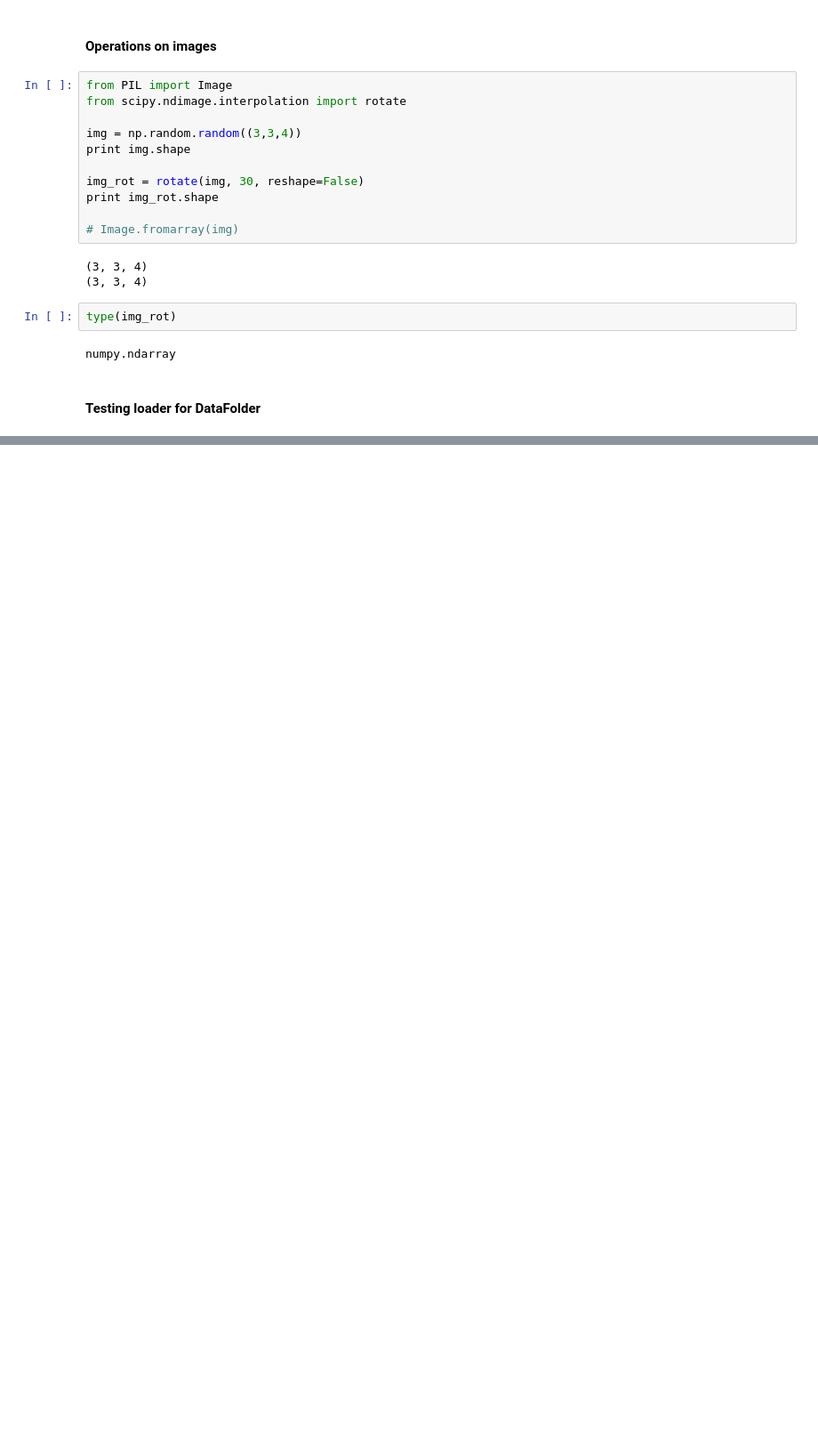
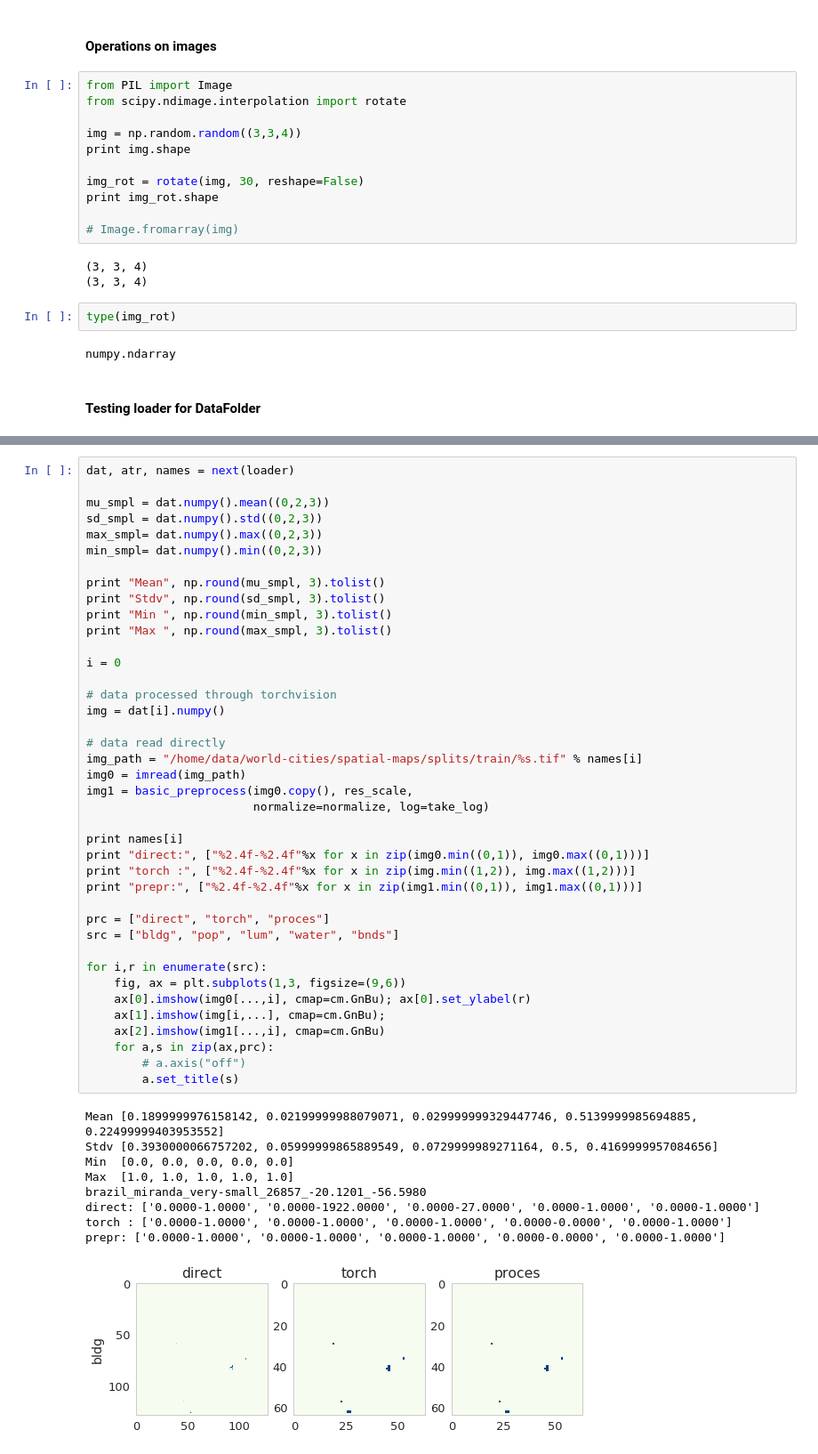
Before and after one commit to adrianalbert/citygan, a Jupyter notebook: experiments/scratch & testing.ipynb, the cells around one changed output, grey strips where cells are left out. Shown at 89% size. Cells and saved outputs as stored; diff of their text form; blank space fills up the shorter version.

```diff
--- a/experiments/scratch & testing.ipynb
+++ b/experiments/scratch & testing.ipynb
@@ -190,0 +127,50 @@ def save_image_channels(tensor, filename=None, ncol=8, padding=2,
+# %%
+dat, atr, names = next(loader)
+
+mu_smpl = dat.numpy().mean((0,2,3))
+sd_smpl = dat.numpy().std((0,2,3))
+max_smpl= dat.numpy().max((0,2,3))
+min_smpl= dat.numpy().min((0,2,3))
+
+print "Mean", np.round(mu_smpl, 3).tolist()
+print "Stdv", np.round(sd_smpl, 3).tolist()
+print "Min ", np.round(min_smpl, 3).tolist()
+print "Max ", np.round(max_smpl, 3).tolist()
+
+i = 0
+
+# data processed through torchvision
+img = dat[i].numpy()
+
+# data read directly
+img_path = "/home/data/world-cities/spatial-maps/splits/train/%s.tif" % names[i]
+img0 = imread(img_path)
+img1 = basic_preprocess(img0.copy(), res_scale,
+                        normalize=normalize, log=take_log)
+
+print names[i]
+print "direct:", ["%2.4f-%2.4f"%x for x in zip(img0.min((0,1)), img0.max((0,1)))]
+print "torch :", ["%2.4f-%2.4f"%x for x in zip(img.min((1,2)), img.max((1,2)))]
+print "prepr:", ["%2.4f-%2.4f"%x for x in zip(img1.min((0,1)), img1.max((0,1)))]
+
+prc = ["direct", "torch", "proces"]
+src = ["bldg", "pop", "lum", "water", "bnds"]
+
+for i,r in enumerate(src):
+    fig, ax = plt.subplots(1,3, figsize=(9,6))
+    ax[0].imshow(img0[...,i], cmap=cm.GnBu); ax[0].set_ylabel(r)
+    ax[1].imshow(img[i,...], cmap=cm.GnBu);
+    ax[2].imshow(img1[...,i], cmap=cm.GnBu)
+    for a,s in zip(ax,prc):
+        # a.axis("off")
+        a.set_title(s)
+# %% [output]
+Mean [0.1899999976158142, 0.02199999988079071, 0.029999999329447746, 0.5139999985694885, 0.22499999403953552]
+Stdv [0.3930000066757202, 0.05999999865889549, 0.0729999989271164, 0.5, 0.4169999957084656]
+Min  [0.0, 0.0, 0.0, 0.0, 0.0]
+Max  [1.0, 1.0, 1.0, 1.0, 1.0]
+brazil_miranda_very-small_26857_-20.1201_-56.5980
+direct: ['0.0000-1.0000', '0.0000-1922.0000', '0.0000-27.0000', '0.0000-1.0000', '0.0000-1.0000']
+torch : ['0.0000-1.0000', '0.0000-1.0000', '0.0000-1.0000', '0.0000-0.0000', '0.0000-1.0000']
+prepr: ['0.0000-1.0000', '0.0000-1.0000', '0.0000-1.0000', '0.0000-0.0000', '0.0000-1.0000']
+[figure, added]
```
Also changed, not shown: parts of 15 cells of this notebook, 2 other files.
